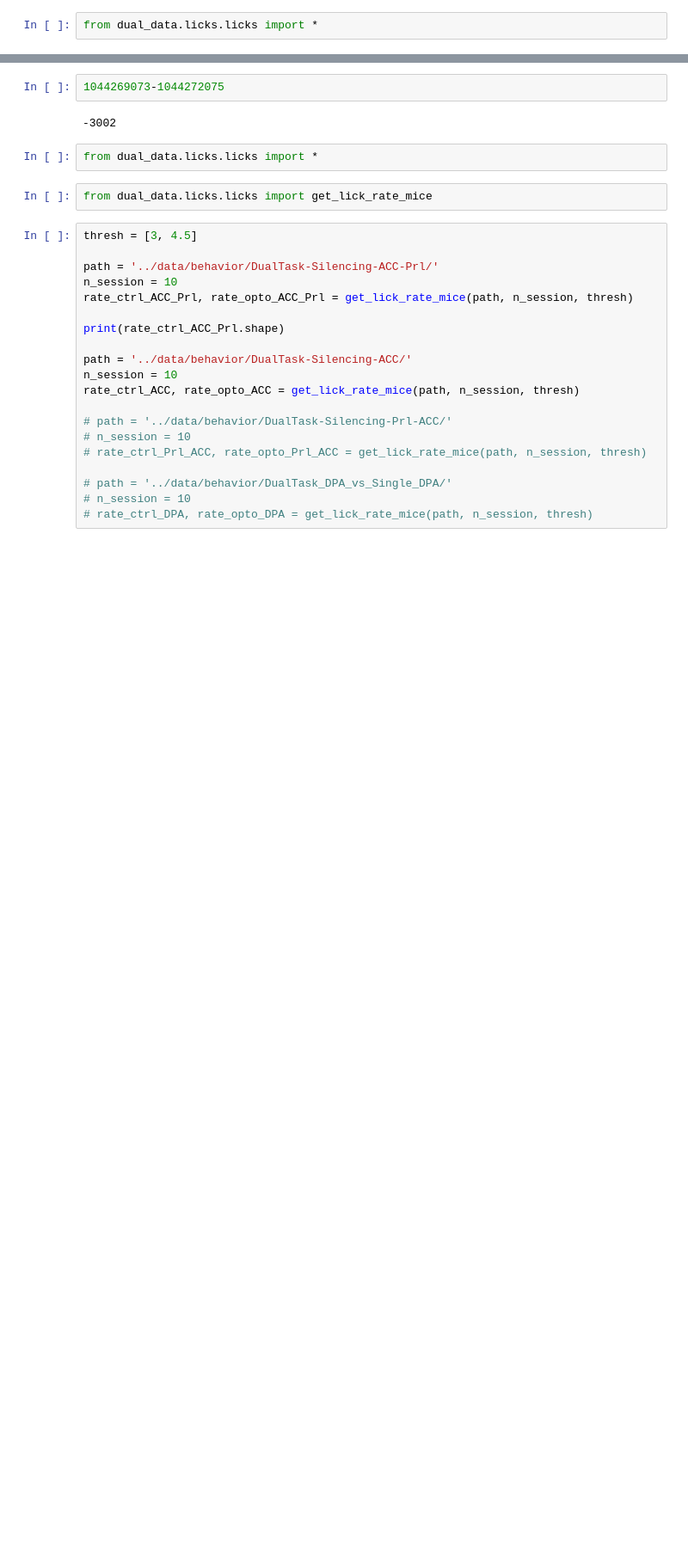
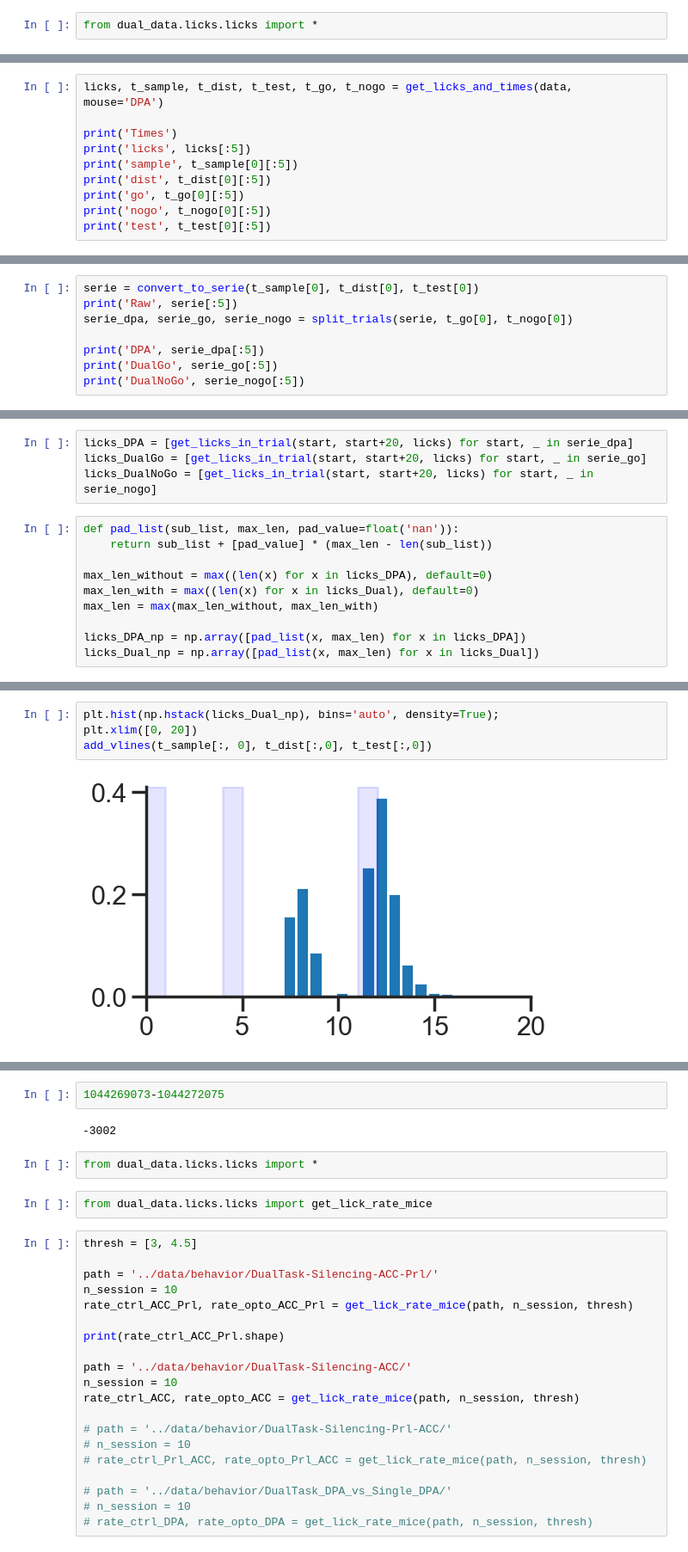
Before and after one commit to kiriclope/HiDN, a Jupyter notebook: notebooks/behavior.ipynb, the cells around one changed output, grey strips where cells are left out. Shown: that part at 86% size. Drawn from its saved outputs; the diff is of its cells as text; blank space fills up the shorter version.

```diff
--- a/notebooks/performance.ipynb
+++ b/notebooks/behavior.ipynb
@@ -73,0 +161,10 @@ array([[1044267570,         85,         51,         95,        170],
+# %%
+licks, t_sample, t_dist, t_test, t_go, t_nogo = get_licks_and_times(data, mouse='DPA')
+
+print('Times')
+print('licks', licks[:5])
+print('sample', t_sample[0][:5])
+print('dist', t_dist[0][:5])
+print('go', t_go[0][:5])
+print('nogo', t_nogo[0][:5])
+print('test', t_test[0][:5])
@@ -73,0 +180,8 @@ array([[1044267570,         85,         51,         95,        170],
+# %%
+serie = convert_to_serie(t_sample[0], t_dist[0], t_test[0])
+print('Raw', serie[:5])
+serie_dpa, serie_go, serie_nogo = split_trials(serie, t_go[0], t_nogo[0])
+
+print('DPA', serie_dpa[:5])
+print('DualGo', serie_go[:5])
+print('DualNoGo', serie_nogo[:5])
@@ -73,0 +203,14 @@ array([[1044267570,         85,         51,         95,        170],
+# %%
+licks_DPA = [get_licks_in_trial(start, start+20, licks) for start, _ in serie_dpa]
+licks_DualGo = [get_licks_in_trial(start, start+20, licks) for start, _ in serie_go]
+licks_DualNoGo = [get_licks_in_trial(start, start+20, licks) for start, _ in serie_nogo]
+# %%
+def pad_list(sub_list, max_len, pad_value=float('nan')):
+    return sub_list + [pad_value] * (max_len - len(sub_list))
+
+max_len_without = max((len(x) for x in licks_DPA), default=0)
+max_len_with = max((len(x) for x in licks_Dual), default=0)
+max_len = max(max_len_without, max_len_with)
+
+licks_DPA_np = np.array([pad_list(x, max_len) for x in licks_DPA])
+licks_Dual_np = np.array([pad_list(x, max_len) for x in licks_Dual])
@@ -73,0 +234,6 @@ array([[1044267570,         85,         51,         95,        170],
+# %%
+plt.hist(np.hstack(licks_Dual_np), bins='auto', density=True);
+plt.xlim([0, 20])
+add_vlines(t_sample[:, 0], t_dist[:,0], t_test[:,0])
+# %% [output]
+[figure, added]
```
Also changed, not shown: parts of 22 cells of this notebook.
